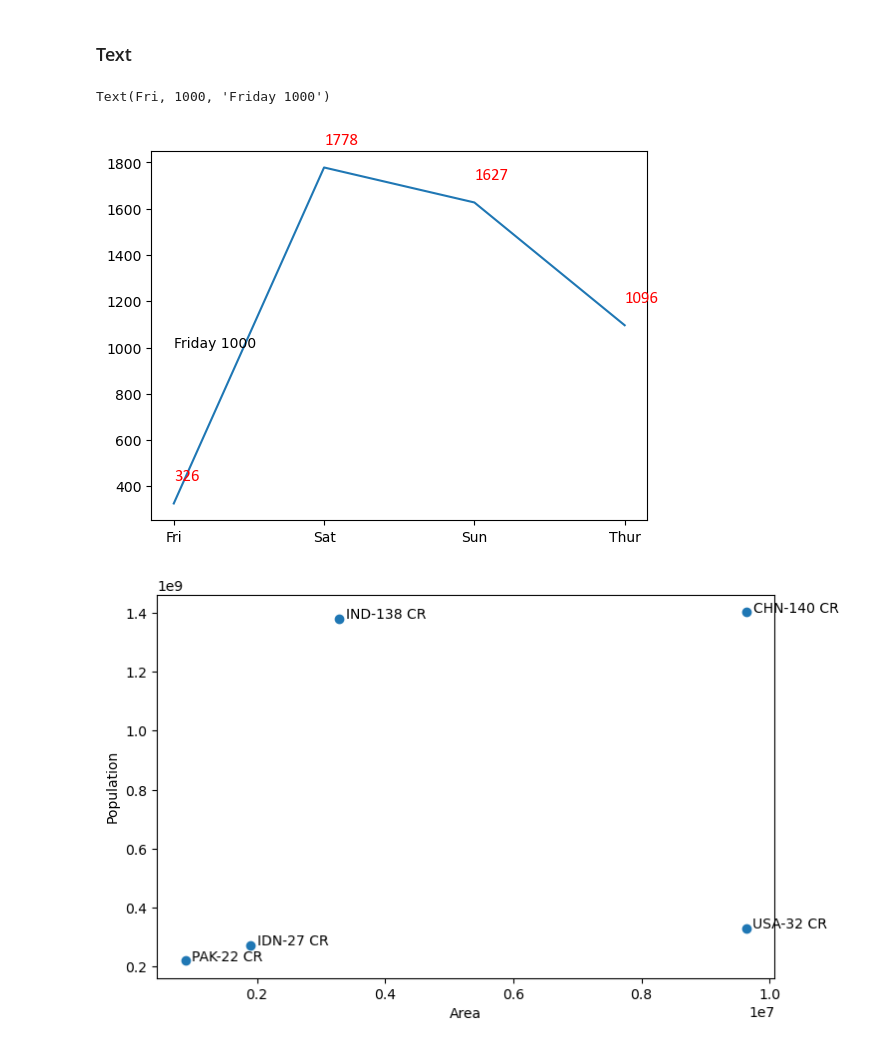
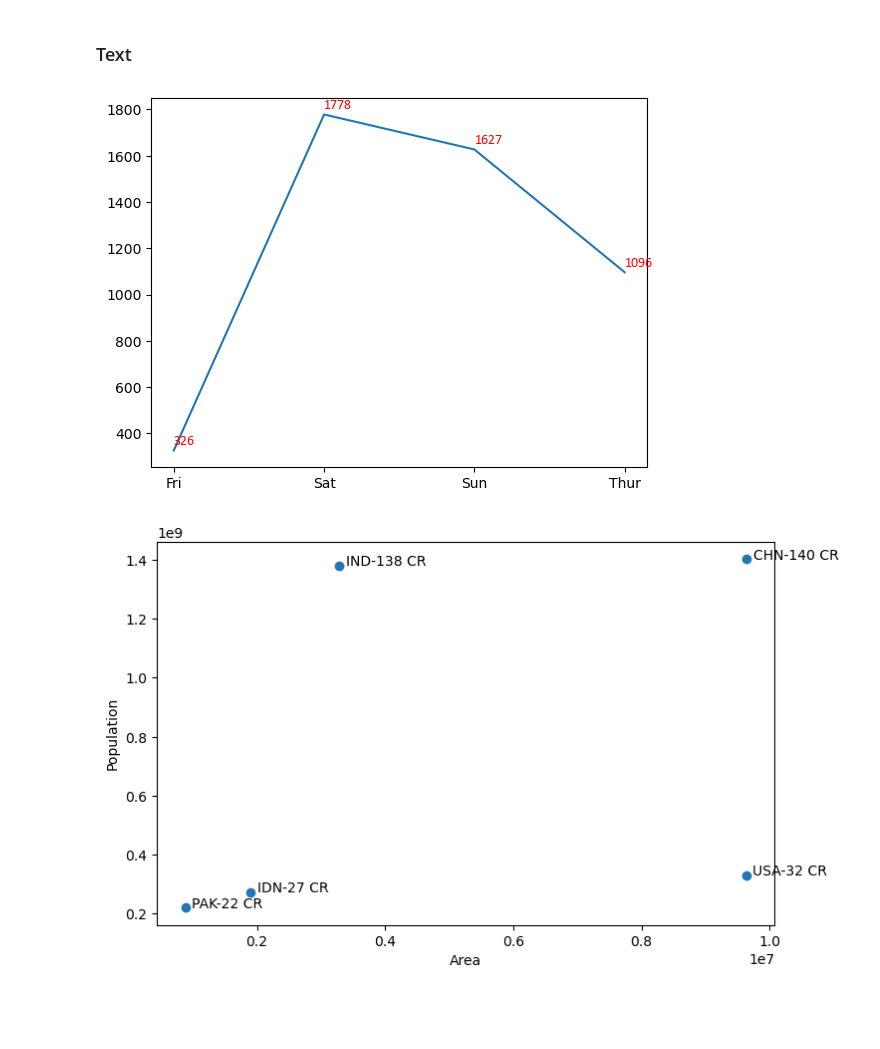
Before and after one commit to srikanthpragada/datascience_30_apr_2024, a Jupyter notebook: plots/matplotlibdemo.ipynb, the cells around one changed output. Saved outputs shown, nothing was run; the diff lists cells and outputs as text; code cells hidden in the pictures; blank space fills up the shorter version.

```diff
--- a/plots/matplotlibdemo.ipynb
+++ b/plots/matplotlibdemo.ipynb
@@ -228,15 +230,15 @@ fig.savefig("day_total.jpg")
 # %%
 plt.plot(day_total['day'], day_total['total_bill'])
 # set labels for markers
 days = day_total['day']
 totals = day_total['total_bill']
 for (x,y) in zip(days,totals):
-    plt.text(x,y + 100,f"{y:.0f}", fontdict= {'color': 'red','family' : 'calibri', 'size': 12})
+    plt.text(x,y + 25,
+              f"{y:.0f}", fontdict= {'color': 'red','family' : 'calibri', 'size': 10})
 
-plt.text("Fri",1000,'Friday 1000')
+#plt.text("Fri",1000,'Friday 1000')
 # %% [output]
-Text(Fri, 1000, 'Friday 1000')
-[figure, old version]
+[figure, new version]
 # %%
 import requests
 import warnings
```
Also changed, not shown: parts of 8 cells of this notebook.
